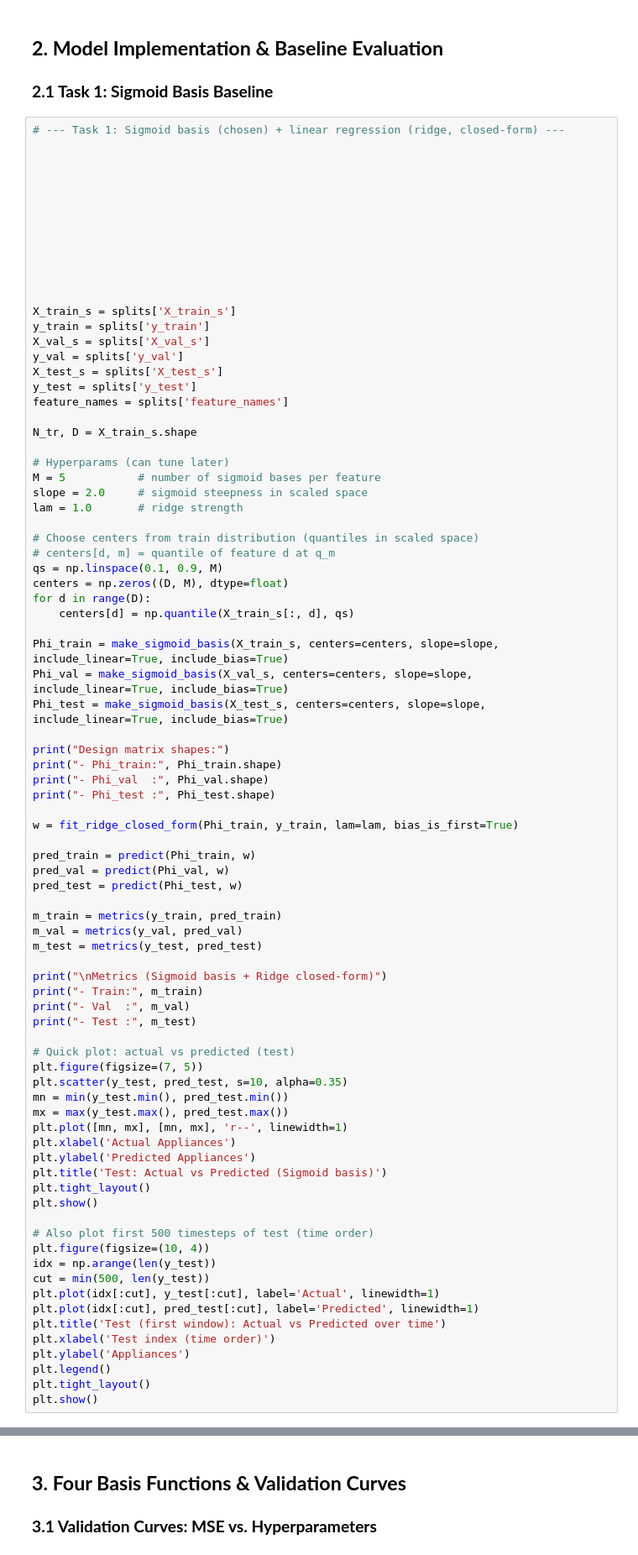
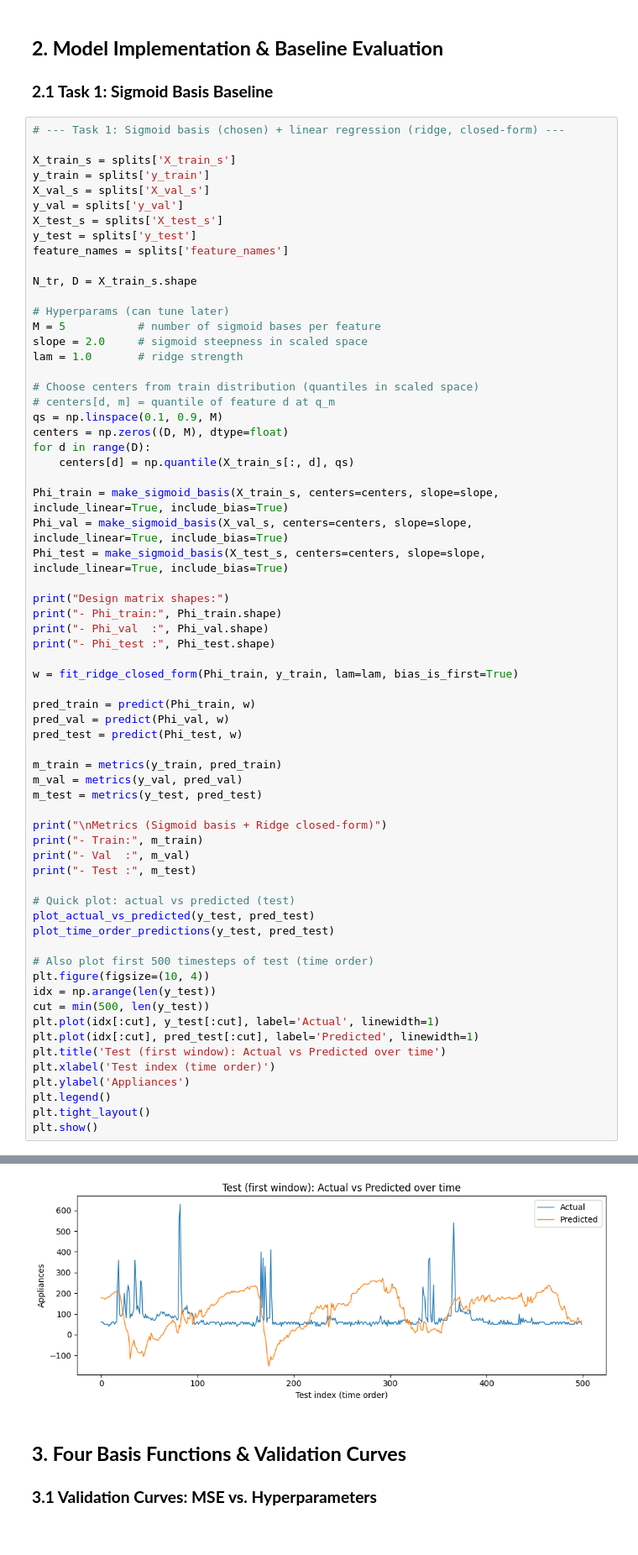
Before and after one commit to ThanhChuong12/Supervised-Learning-Regression-Classification, a Jupyter notebook: code/Part1_Regression/02_modeling.ipynb, the cells around one changed output, grey strips where cells are left out. Shown at 84% size. Saved outputs shown, nothing was run; the diff lists cells and outputs as text.

```diff
--- a/code/Part1_Regression/02_modeling.ipynb
+++ b/code/Part1_Regression/02_modeling.ipynb
@@ -951,16 +902,6 @@ Scaling check (train):
 ### **2.1 Task 1: Sigmoid Basis Baseline**
 # %%
 # --- Task 1: Sigmoid basis (chosen) + linear regression (ridge, closed-form) ---
-
-
-
-
-
-
-
-
-
-
 
 X_train_s = splits['X_train_s']
 y_train = splits['y_train']
@@ -1009,16 +950,8 @@ print("- Val  :", m_val)
 print("- Test :", m_test)
 
 # Quick plot: actual vs predicted (test)
-plt.figure(figsize=(7, 5))
-plt.scatter(y_test, pred_test, s=10, alpha=0.35)
-mn = min(y_test.min(), pred_test.min())
-mx = max(y_test.max(), pred_test.max())
-plt.plot([mn, mx], [mn, mx], 'r--', linewidth=1)
-plt.xlabel('Actual Appliances')
-plt.ylabel('Predicted Appliances')
-plt.title('Test: Actual vs Predicted (Sigmoid basis)')
-plt.tight_layout()
-plt.show()
+plot_actual_vs_predicted(y_test, pred_test)
+plot_time_order_predictions(y_test, pred_test)
 
 # Also plot first 500 timesteps of test (time order)
 plt.figure(figsize=(10, 4))
@@ -1045,5 +978,6 @@ Metrics (Sigmoid basis + Ridge closed-form)
 [figure]
 [figure]
+[figure, added]
 # %% [markdown]
 ## **3. Four Basis Functions & Validation Curves**
 ### **3.1 Validation Curves: MSE vs. Hyperparameters**
```
Also changed, not shown: parts of 18 cells of this notebook, 1 other file.
